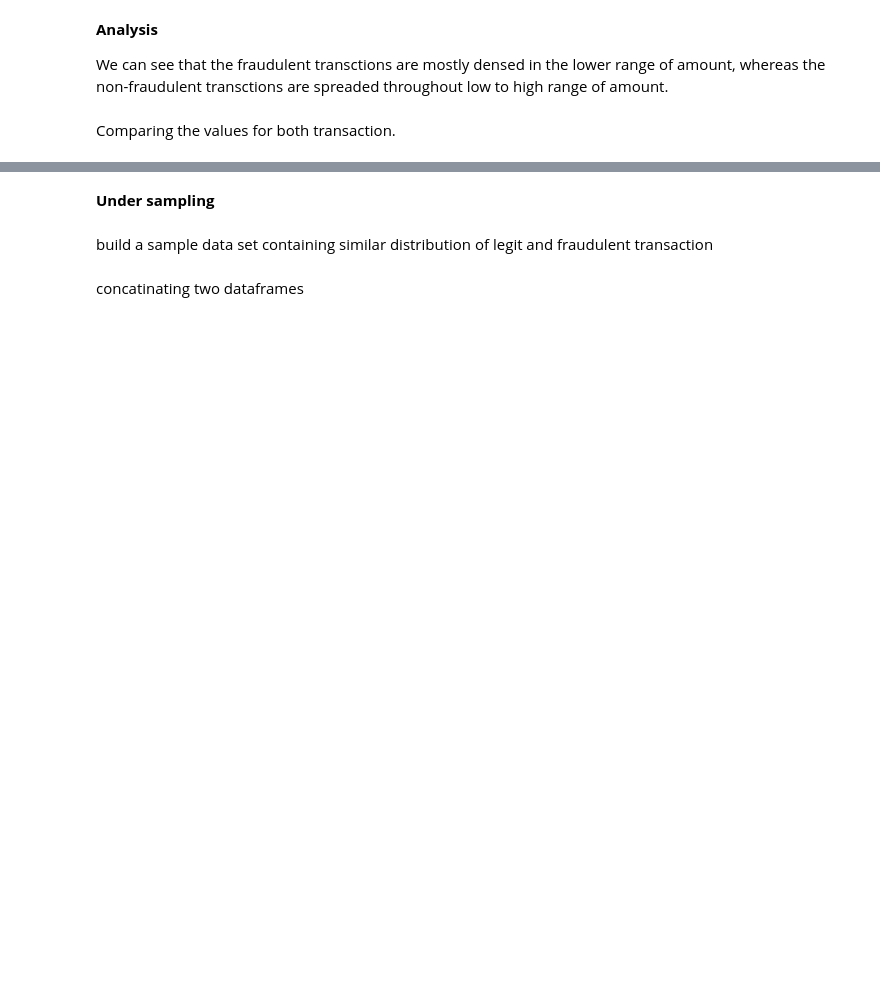
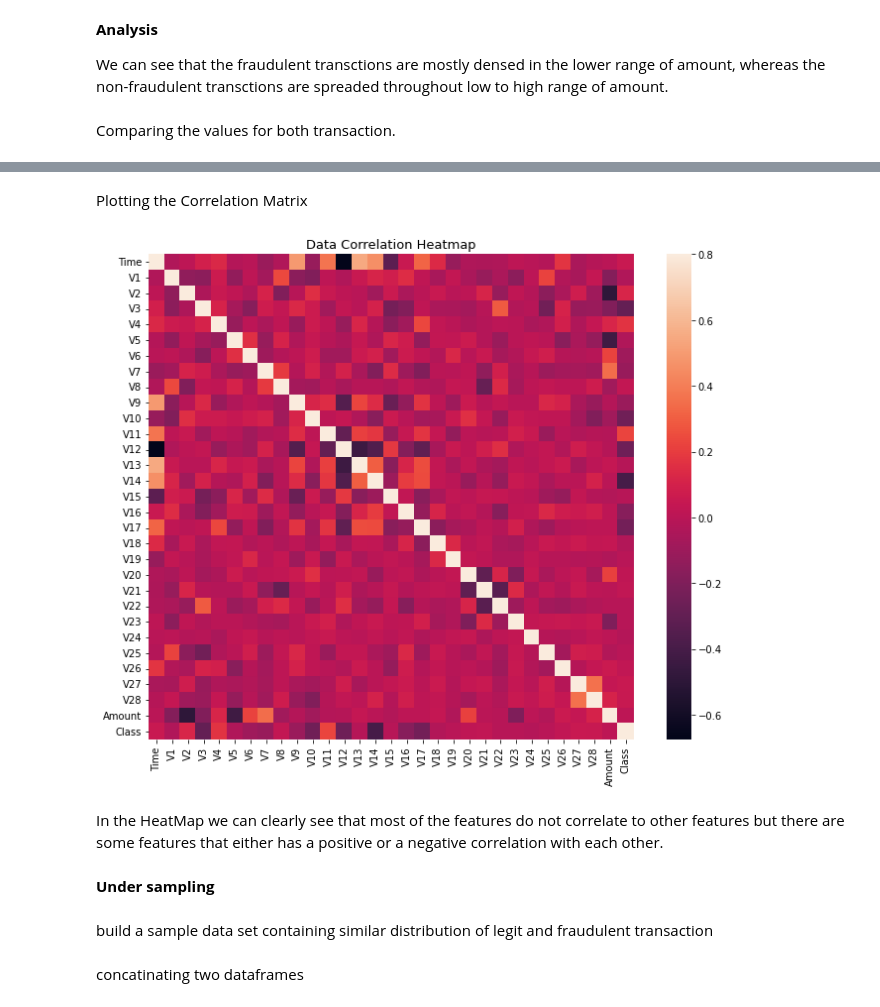
Before and after one commit to mayanknagar97/Project, a Jupyter notebook: Credit_Card_fraud_detection_project.ipynb, the cells around one changed output, grey strips where cells are left out. Saved outputs shown, nothing was run; the diff lists cells and outputs as text; code cells hidden in the pictures; blank space fills up the shorter version.

```diff
--- a/Credit_Card_fraud_detection_project.ipynb
+++ b/Credit_Card_fraud_detection_project.ipynb
@@ -247,3 +256,16 @@ creditcard_data.groupby('Class').mean()
+# %% [markdown]
+Plotting the Correlation Matrix
+# %%
+# Correlation matrix
+corrmat = creditcard_data.corr()
+fig = plt.figure(figsize = (12, 9))
+sns.heatmap(corrmat, vmax = .8, square = True)
+plt.title('Data Correlation Heatmap', y = 1.12, size = 13, loc = "center")
+plt.show()
+# %% [output]
+[figure, added]
+# %% [markdown]
+In the HeatMap we can clearly see that most of the features do not correlate to other features but there are some features that either has a positive or a negative correlation with each other.
 # %% [markdown]
 
 
```
Also changed, not shown: parts of 37 cells of this notebook.
